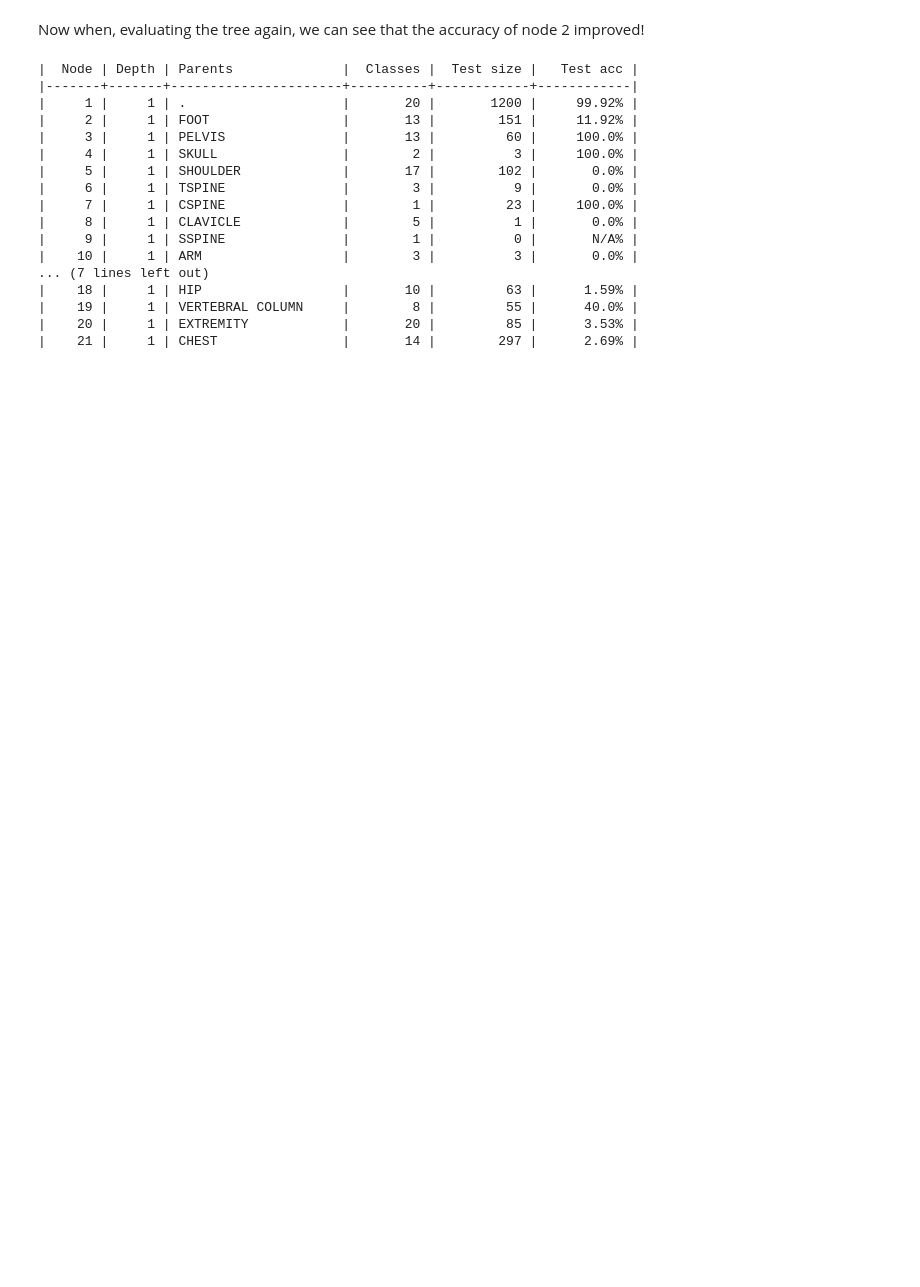
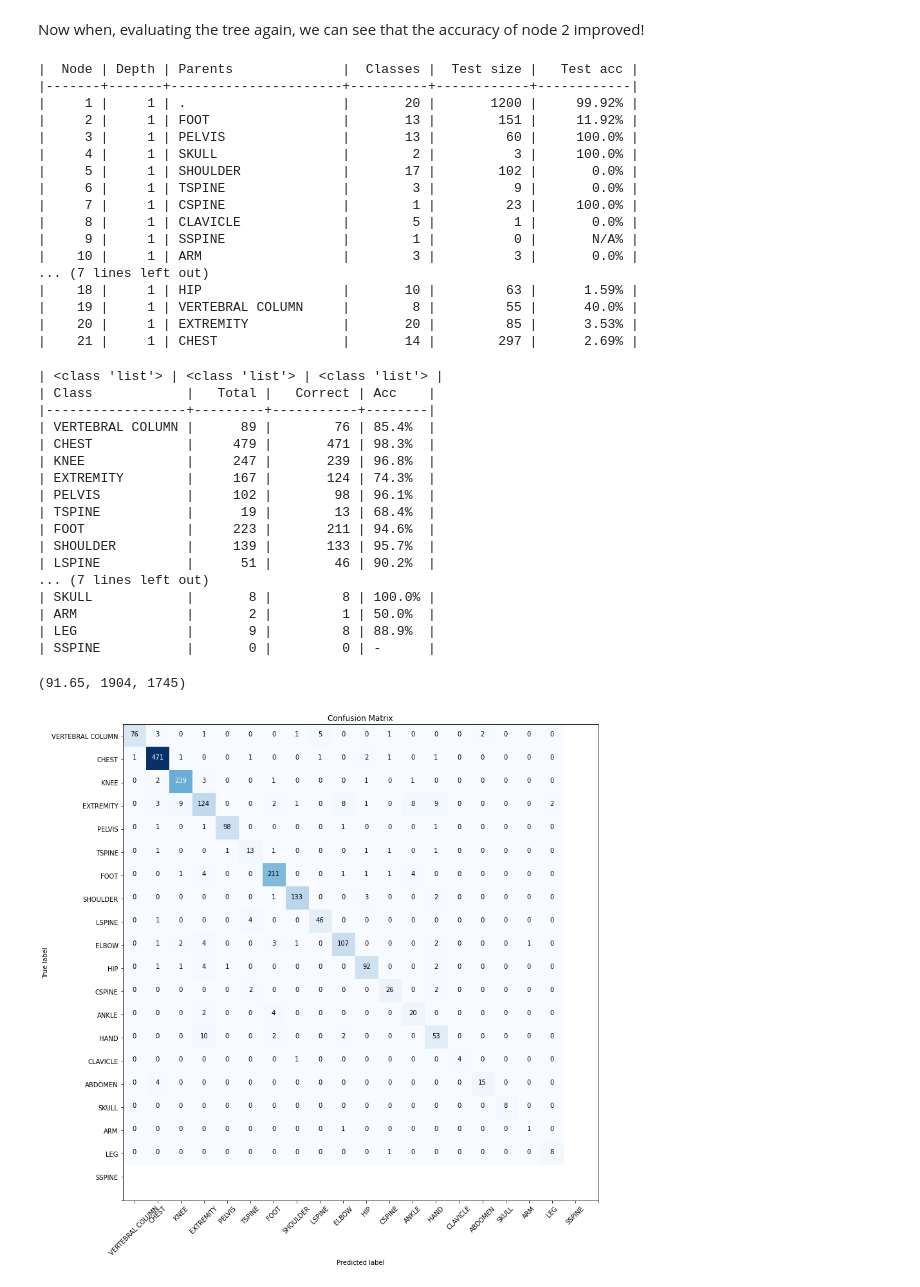
Before and after one commit to Gemicai/Gemicai, a Jupyter notebook: tutorials/gemicai_tutorial_5.ipynb, the cells around one changed output. Cells and saved outputs as stored; diff of their text form; code cells hidden in the pictures; blank space fills up the shorter version.

```diff
--- a/tutorials/gemicai_tutorial_5.ipynb
+++ b/tutorials/gemicai_tutorial_5.ipynb
@@ -61,11 +61,10 @@ tree.evaluate(testset)
 ## 5.2 Tweaking individual nodes in the tree
 To get the best overall performance for a ClassifierTree, it is important that all nodes function accurately. From the evaluation we can see that node 2 appears to not be performing very well. To train this individual node, we first need to find it's path
 # %%
-parent = 'FOOT'
+parent = 'PELVIS'
 
 # By default the filename of the node is <node.label>.gemnode
 node_path = '/mnt/SharedStor/trees/dx_tree/'+parent+'/StudyDescription.gemnode'
-node_path = '/mnt/SharedStor/trees/dx_tree/BodyPartExamined.gemnode'
 
 node = gem.ClassifierNode.from_file(node_path)
 
@@ -84,10 +83,10 @@ As you can see, net is an instance of Gemicai.Classifier, we already know how to
 To train an individual node in the tree, first create subsets that only contain data relevant for that specific node.
 # %%
 constraints = {
-    #'BodyPartExamined': parent
+    'BodyPartExamined': parent
 }
 
-label = 'BodyPartExamined'
+label = 'StudyDescription'
 
 trainsubset = trainset.subset(constraints)[label]
 testsubset = testset.subset(constraints)[label]
@@ -218,3 +232,25 @@ tree.evaluate(testset)
 |    19 |     1 | VERTEBRAL COLUMN     |        8 |         55 |      40.0% |
 |    20 |     1 | EXTREMITY            |       20 |         85 |      3.53% |
 |    21 |     1 | CHEST                |       14 |        297 |      2.69% |
+# %%
+node.classifier.evaluate(testsubset, verbosity=2, plot_cm=True)
+# %% [output]
+| <class 'list'> | <class 'list'> | <class 'list'> |
+| Class            |   Total |   Correct | Acc    |
+|------------------+---------+-----------+--------|
+| VERTEBRAL COLUMN |      89 |        76 | 85.4%  |
+| CHEST            |     479 |       471 | 98.3%  |
+| KNEE             |     247 |       239 | 96.8%  |
+| EXTREMITY        |     167 |       124 | 74.3%  |
+| PELVIS           |     102 |        98 | 96.1%  |
+| TSPINE           |      19 |        13 | 68.4%  |
+| FOOT             |     223 |       211 | 94.6%  |
+| SHOULDER         |     139 |       133 | 95.7%  |
+| LSPINE           |      51 |        46 | 90.2%  |
+... (7 lines left out)
+| SKULL            |       8 |         8 | 100.0% |
+| ARM              |       2 |         1 | 50.0%  |
+| LEG              |       9 |         8 | 88.9%  |
+| SSPINE           |       0 |         0 | -      |
+(91.65, 1904, 1745)
+[figure, added]
```
Also changed, not shown: parts of 6 cells of this notebook, 7 other files.
